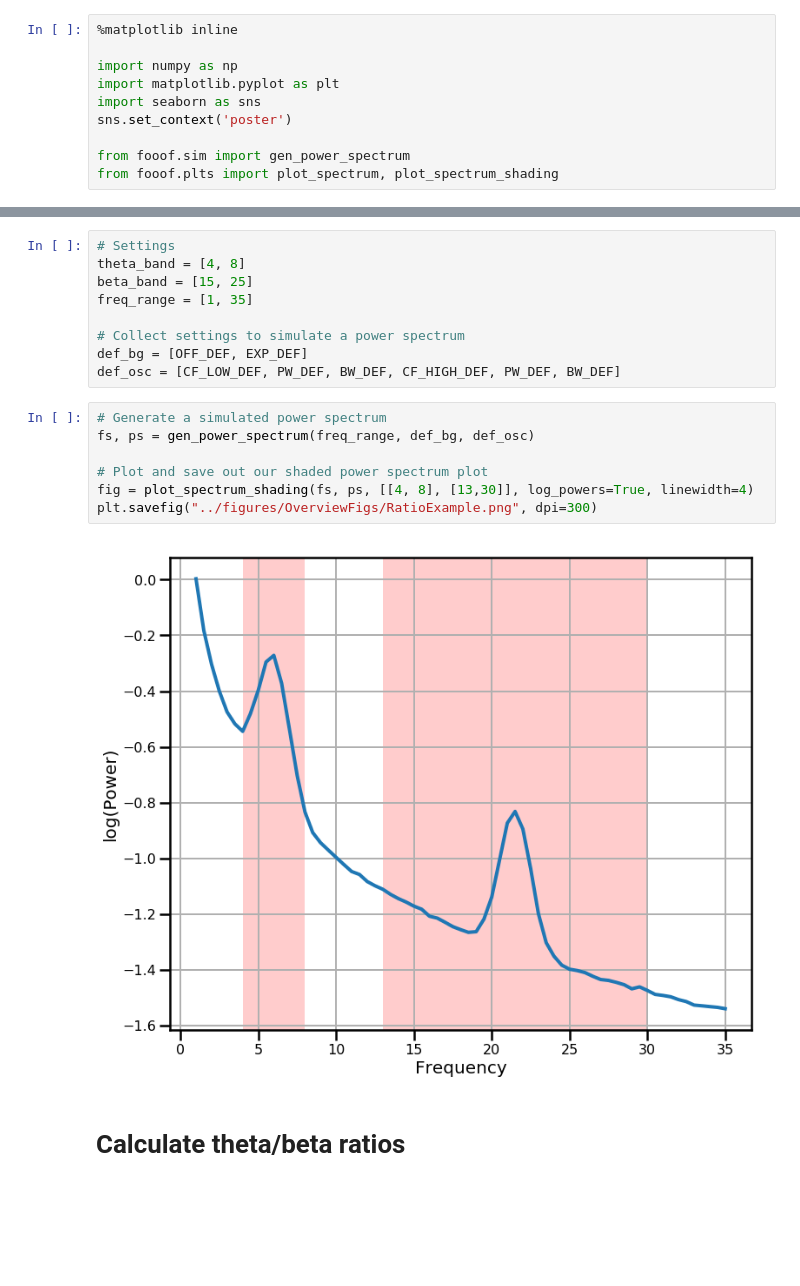
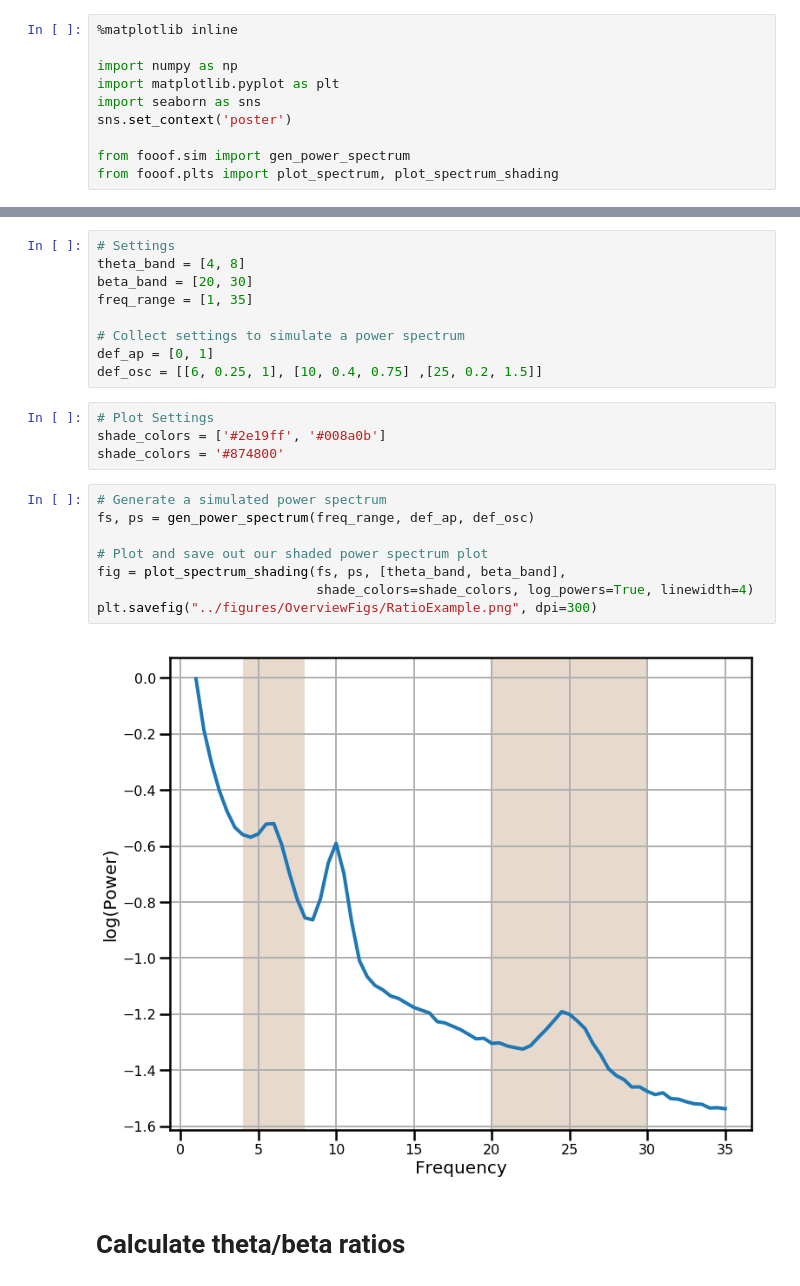
Before and after one commit to voytekresearch/BandRatios, a Jupyter notebook: notebooks/0-BandRatios-Introduction.ipynb, the cells around one changed output, grey strips where cells are left out. Drawn from its saved outputs; the diff is of its cells as text; blank space fills up the shorter version.

```diff
--- a/notebooks/0-BandRatios-Introduction.ipynb
+++ b/notebooks/0-BandRatios-Introduction.ipynb
@@ -42,21 +35,26 @@ The following cell generates a power spectral density (PSD) and highlights the f
 # %%
 # Settings
 theta_band = [4, 8]
-beta_band = [15, 25]
+beta_band = [20, 30]
 freq_range = [1, 35]
 
 # Collect settings to simulate a power spectrum
-def_bg = [OFF_DEF, EXP_DEF]
-def_osc = [CF_LOW_DEF, PW_DEF, BW_DEF, CF_HIGH_DEF, PW_DEF, BW_DEF]
+def_ap = [0, 1]
+def_osc = [[6, 0.25, 1], [10, 0.4, 0.75] ,[25, 0.2, 1.5]]
+# %%
+# Plot Settings
+shade_colors = ['#2e19ff', '#008a0b']
+shade_colors = '#874800'
 # %%
 # Generate a simulated power spectrum
-fs, ps = gen_power_spectrum(freq_range, def_bg, def_osc)
+fs, ps = gen_power_spectrum(freq_range, def_ap, def_osc)
 
 # Plot and save out our shaded power spectrum plot
-fig = plot_spectrum_shading(fs, ps, [[4, 8], [13,30]], log_powers=True, linewidth=4)
+fig = plot_spectrum_shading(fs, ps, [theta_band, beta_band],
+                            shade_colors=shade_colors, log_powers=True, linewidth=4)
 plt.savefig("../figures/OverviewFigs/RatioExample.png", dpi=300)
 # %% [output]
-[figure, old version]
+[figure, new version]
 # %% [markdown]
 # Calculate theta/beta ratios
 # %% [markdown]
```
Also changed, not shown: parts of 7 cells of this notebook, 1 other file.
